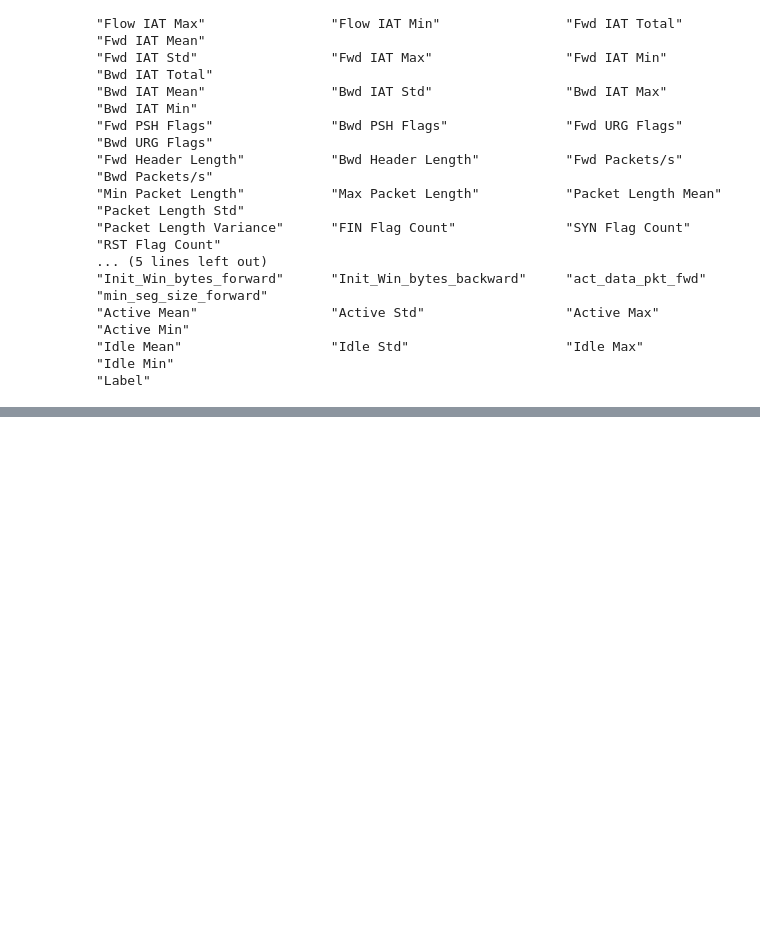
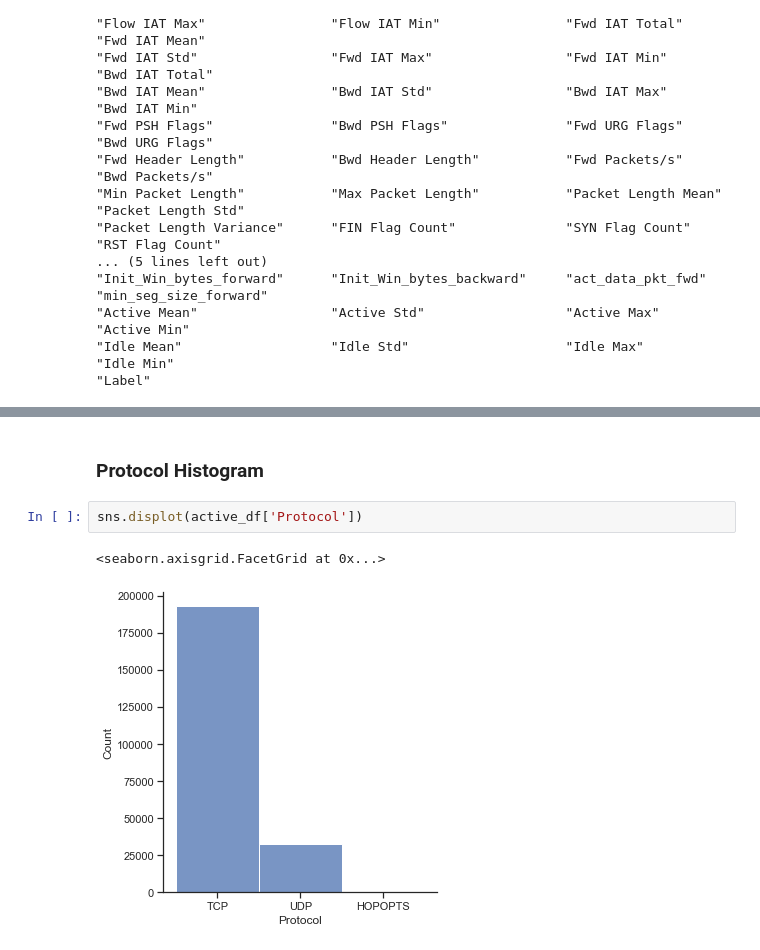
Before and after one commit to WillMc93/EN.705.601, a Jupyter notebook: McElhenney-Assign10.ipynb, the cells around one changed output, grey strips where cells are left out. Saved outputs shown, nothing was run; the diff lists cells and outputs as text; blank space fills up the shorter version.

```diff
--- a/McElhenney-Assign10.ipynb
+++ b/McElhenney-Assign10.ipynb
@@ -230,0 +442,7 @@ ValueError: autodetected range of [-12000000.0, inf] is not finite
+# %% [markdown]
+### Protocol Histogram
+# %%
+sns.displot(active_df['Protocol'])
+# %% [output]
+<seaborn.axisgrid.FacetGrid at 0x...>
+[figure, added]
```
Also changed, not shown: parts of 36 cells of this notebook, 1 other file.
